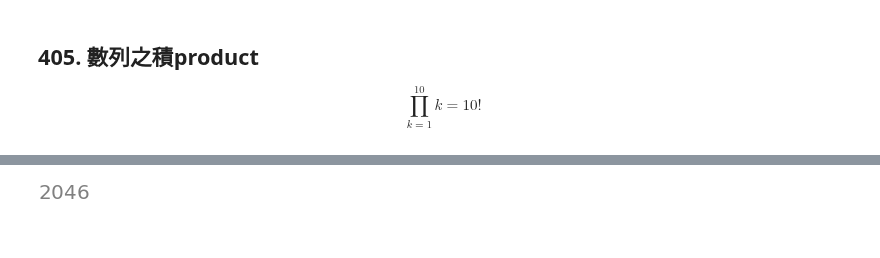
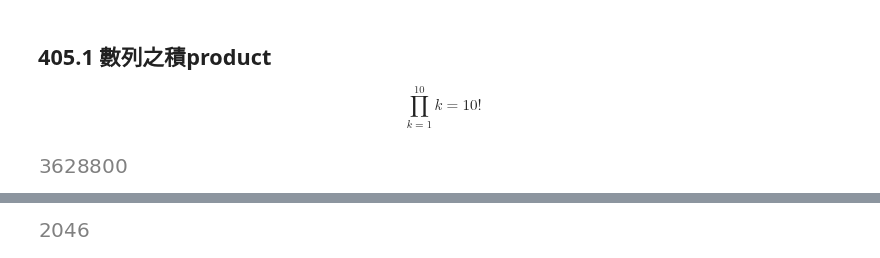
Before and after one commit to eddylin2015/mathsym, a Jupyter notebook: PF405數列積.ipynb, the cells around one changed output, grey strips where cells are left out. Saved outputs shown, nothing was run; the diff lists cells and outputs as text; code cells hidden in the pictures; blank space fills up the shorter version.

```diff
--- a/PF405數列積.ipynb
+++ b/PF405數列積.ipynb
@@ -1,4 +1,9 @@
 # %% [markdown]
-## 405. 數列之積product
+## 405.1 數列之積product
 $$\prod_{k=1}^{10} k= 10!$$
+# %%
+import sympy as sp
+sp.factorial(10)
+# %% [output]
+[figure, added]
 # %%
```
Also changed, not shown: parts of 10 cells of this notebook, 4 other files.
